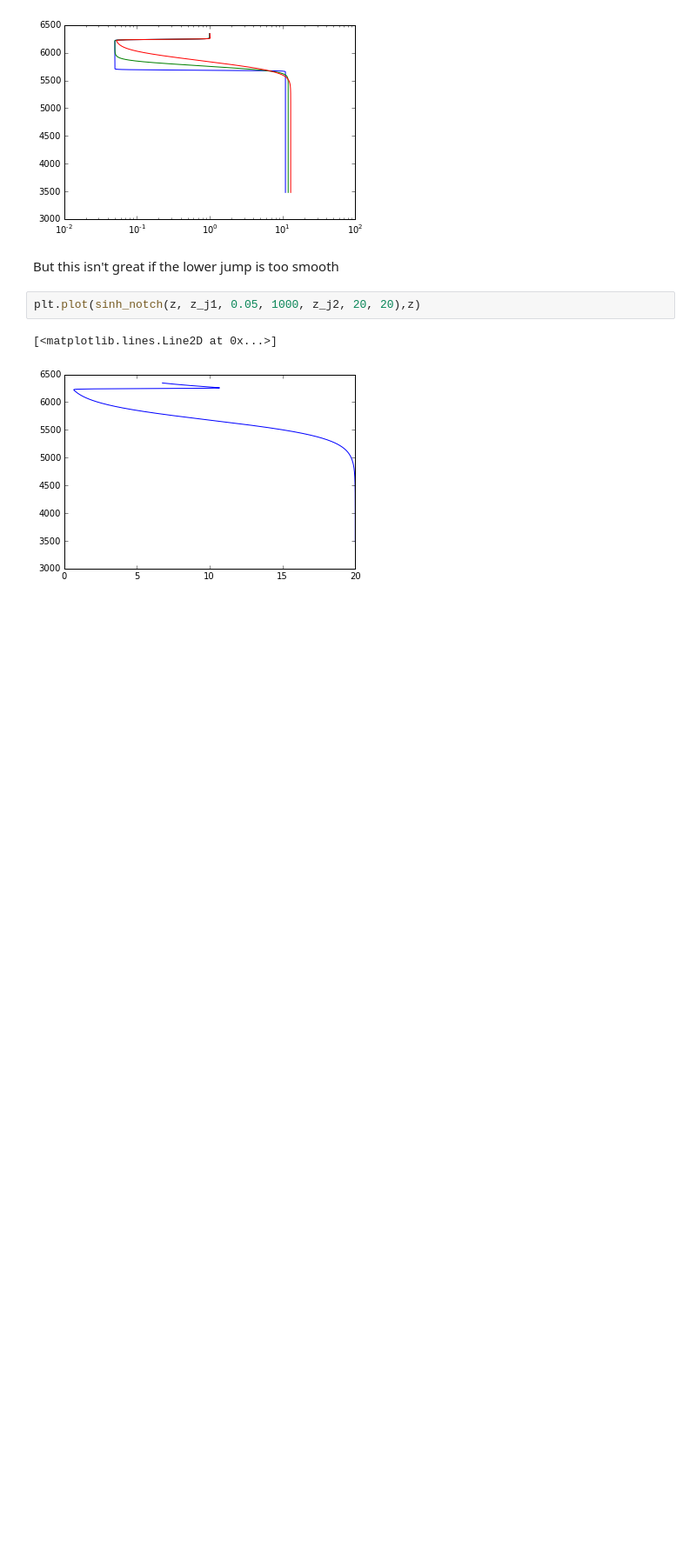
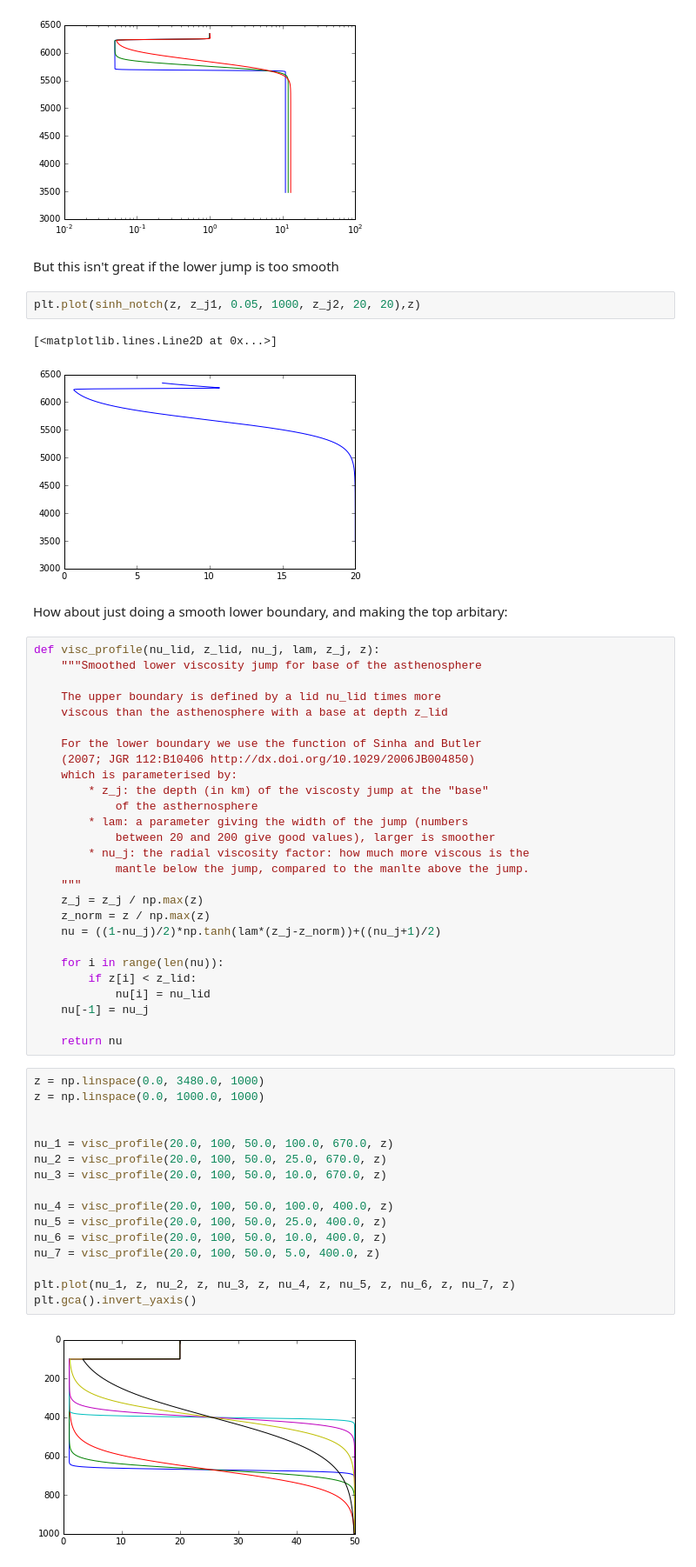
Before and after one commit to andreww/theia_tools, a Jupyter notebook: Viscosity_profiles.ipynb, the cells around one changed output. Shown: that part at 87% size. Saved outputs shown, nothing was run; the diff lists cells and outputs as text; blank space fills up the shorter version.

Commit message:
Update viscosity profile notebook

```diff
--- a/Viscosity_profiles.ipynb
+++ b/Viscosity_profiles.ipynb
@@ -98,3 +98,50 @@ plt.plot(sinh_notch(z, z_j1, 0.05, 1000, z_j2, 20, 20),z)
 # %% [output]
 [<matplotlib.lines.Line2D at 0x...>]
 [figure]
+# %% [markdown]
+How about just doing a smooth lower boundary, and making the top arbitary:
+# %%
+def visc_profile(nu_lid, z_lid, nu_j, lam, z_j, z):
+    """Smoothed lower viscosity jump for base of the asthenosphere
+
+    The upper boundary is defined by a lid nu_lid times more
+    viscous than the asthenosphere with a base at depth z_lid
+
+    For the lower boundary we use the function of Sinha and Butler
+    (2007; JGR 112:B10406 http://dx.doi.org/10.1029/2006JB004850)
+    which is parameterised by:
+        * z_j: the depth (in km) of the viscosty jump at the "base"
+            of the asthernosphere
+        * lam: a parameter giving the width of the jump (numbers
+            between 20 and 200 give good values), larger is smoother
+        * nu_j: the radial viscosity factor: how much more viscous is the
+            mantle below the jump, compared to the manlte above the jump.
+    """
+    z_j = z_j / np.max(z)
+    z_norm = z / np.max(z)
+    nu = ((1-nu_j)/2)*np.tanh(lam*(z_j-z_norm))+((nu_j+1)/2)
+
+    for i in range(len(nu)):
+        if z[i] < z_lid:
+            nu[i] = nu_lid
+    nu[-1] = nu_j
+
+    return nu
+# %%
+z = np.linspace(0.0, 3480.0, 1000)
+z = np.linspace(0.0, 1000.0, 1000)
+
+
+nu_1 = visc_profile(20.0, 100, 50.0, 100.0, 670.0, z)
+nu_2 = visc_profile(20.0, 100, 50.0, 25.0, 670.0, z)
+nu_3 = visc_profile(20.0, 100, 50.0, 10.0, 670.0, z)
+
+nu_4 = visc_profile(20.0, 100, 50.0, 100.0, 400.0, z)
+nu_5 = visc_profile(20.0, 100, 50.0, 25.0, 400.0, z)
+nu_6 = visc_profile(20.0, 100, 50.0, 10.0, 400.0, z)
+nu_7 = visc_profile(20.0, 100, 50.0, 5.0, 400.0, z)
+
+plt.plot(nu_1, z, nu_2, z, nu_3, z, nu_4, z, nu_5, z, nu_6, z, nu_7, z)
+plt.gca().invert_yaxis()
+# %% [output]
+[figure, added]
```
Also changed, not shown: parts of 4 cells of this notebook.
